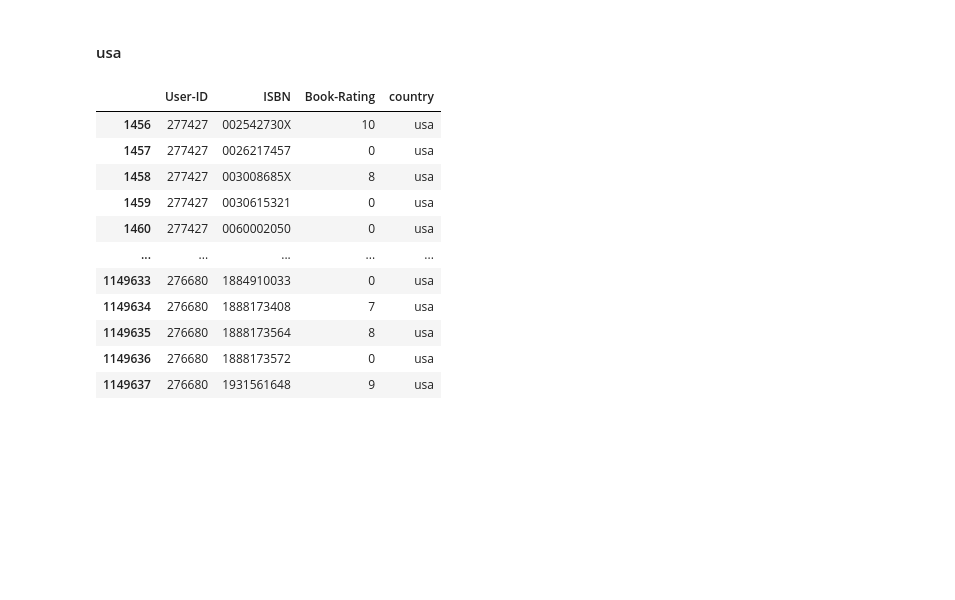
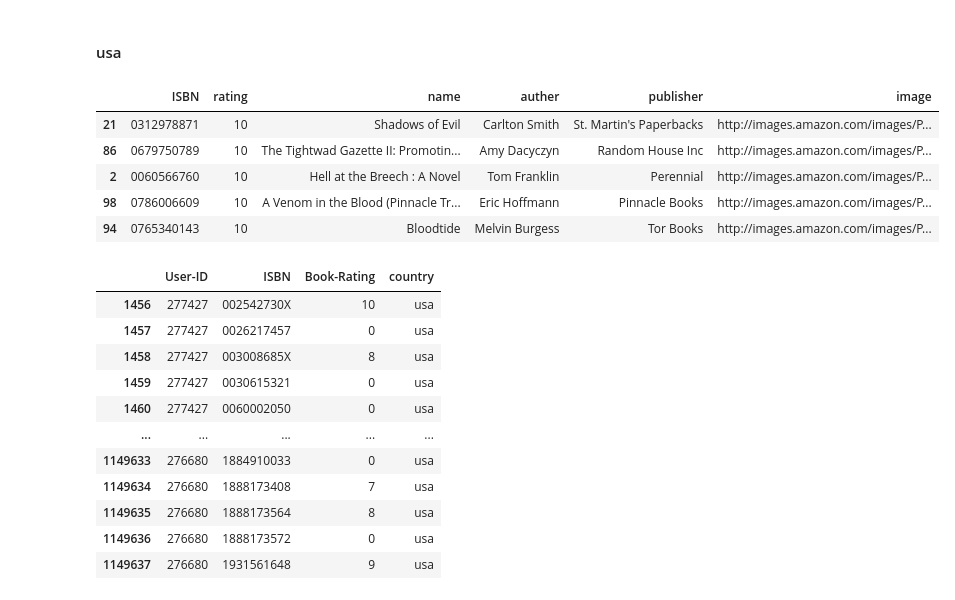
Before and after one commit to kunal-mallick/Book_Recommendation, a Jupyter notebook: Model Building/Model.ipynb, the cells around one changed output. Saved outputs shown, nothing was run; the diff lists cells and outputs as text; code cells hidden in the pictures; blank space fills up the shorter version.

```diff
--- a/Model Building/Model.ipynb
+++ b/Model Building/Model.ipynb
@@ -688,6 +746,15 @@ Children_similarity1
 ### Preparing Model Based On Area
 # %% [markdown]
 #### usa
+# %%
+area
+# %% [output]
+|  | ISBN | rating | name | auther | publisher | image |
+| 21 | 0312978871 | 10 | Shadows of Evil | Carlton Smith | St. Martin's Paperbacks | http://images.amazon.com/images/P... |
+| 86 | 0679750789 | 10 | The Tightwad Gazette II: Promotin... | Amy Dacyczyn | Random House Inc | http://images.amazon.com/images/P... |
+| 2 | 0060566760 | 10 | Hell at the Breech : A Novel | Tom Franklin | Perennial | http://images.amazon.com/images/P... |
+| 98 | 0786006609 | 10 | A Venom in the Blood (Pinnacle Tr... | Eric Hoffmann | Pinnacle Books | http://images.amazon.com/images/P... |
+| 94 | 0765340143 | 10 | Bloodtide | Melvin Burgess | Tor Books | http://images.amazon.com/images/P... |
 # %%
 area1=area[area['country']=='usa']
 area1
```
Also changed, not shown: parts of 25 cells of this notebook, 16 other files.
